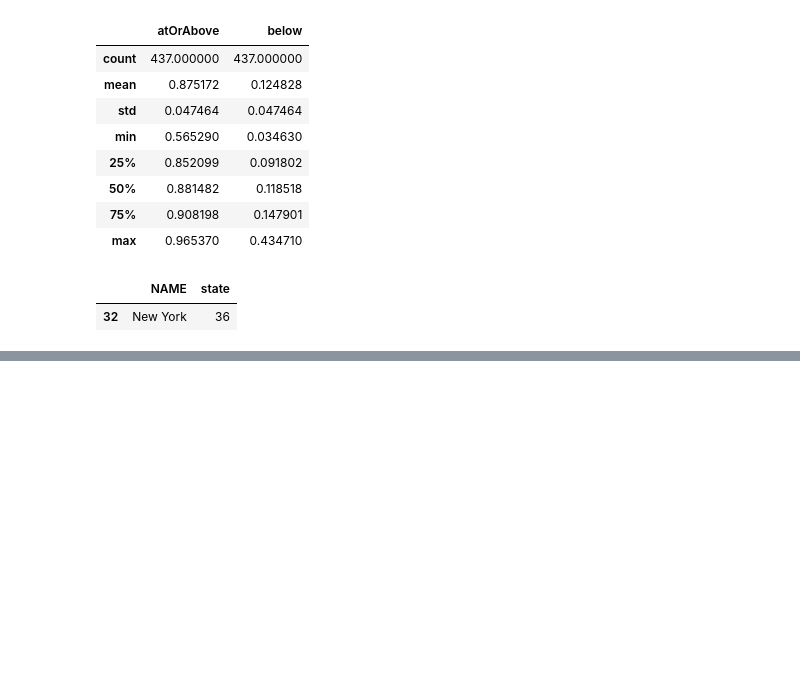
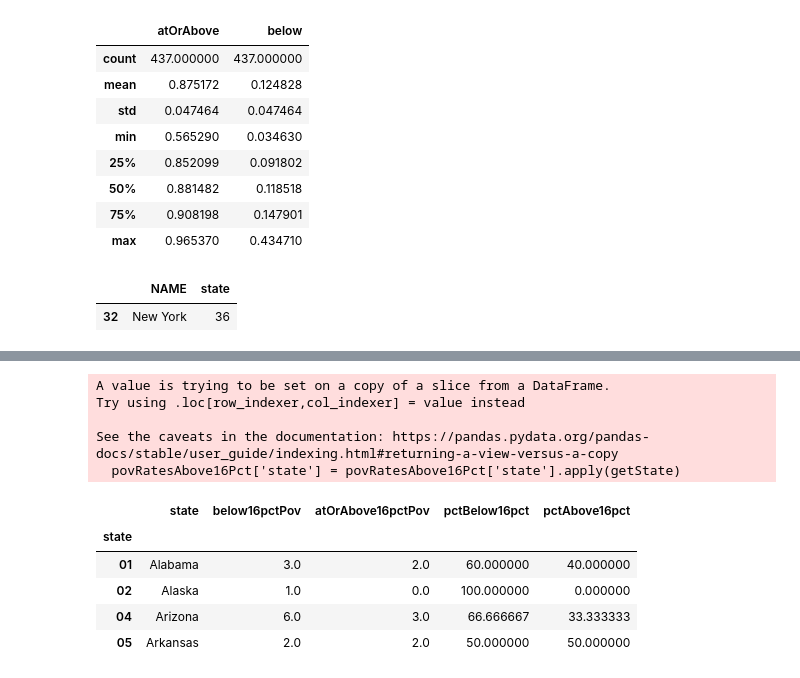
Before and after one commit to drawjk705/us-data, a Jupyter notebook: notebook.ipynb, the cells around one changed output, grey strips where cells are left out. Cells and saved outputs as stored; diff of their text form; code cells hidden in the pictures; blank space fills up the shorter version.

```diff
--- a/notebook.ipynb
+++ b/notebook.ipynb
@@ -414,0 +422,38 @@ blackPovStats
+# %%
+povRatesAbove16Pct['state'] = povRatesAbove16Pct['state'].apply(getState)
+# %% [output]
+A value is trying to be set on a copy of a slice from a DataFrame.
+Try using .loc[row_indexer,col_indexer] = value instead
+
+See the caveats in the documentation: https://pandas.pydata.org/pandas-docs/stable/user_guide/indexing.html#returning-a-view-versus-a-copy
+  povRatesAbove16Pct['state'] = povRatesAbove16Pct['state'].apply(getState)
+# %%
+def fn(x):
+    print(x['below'])
+
+povAllocation = pd.pivot_table(povertyPcts,
+               index=['state'],
+               values=['atOrAbove', 'below'],
+               aggfunc={
+                   'below': lambda x: (x >= 0.16).sum(),
+                   'atOrAbove': lambda x: (x >= 0.85).sum()
+               })
+# %%
+povAllocation['state'] = povAllocation.index
+povAllocation['state'] = povAllocation['state'].apply(getState)
+# %%
+povAllocation = povAllocation.rename(columns={'below': 'atOrAbove16pctPov', 'atOrAbove': 'below16pctPov'},)
+povAllocation = povAllocation[['state', 'below16pctPov', 'atOrAbove16pctPov']]
+# %%
+povAllocation['pctBelow16pct'] = (povAllocation.below16pctPov /
+                                  (povAllocation.atOrAbove16pctPov + povAllocation.below16pctPov)) * 100
+povAllocation['pctAbove16pct'] = (povAllocation.atOrAbove16pctPov /
+                                  (povAllocation.atOrAbove16pctPov + povAllocation.below16pctPov)) * 100
+povAllocation.head(n=4)
+# %% [output]
+|  | state | below16pctPov | atOrAbove16pctPov | pctBelow16pct | pctAbove16pct |
+| state |  |  |  |  |  |
+| 01 | Alabama | 3.0 | 2.0 | 60.000000 | 40.000000 |
+| 02 | Alaska | 1.0 | 0.0 | 100.000000 | 0.000000 |
+| 04 | Arizona | 6.0 | 3.0 | 66.666667 | 33.333333 |
+| 05 | Arkansas | 2.0 | 2.0 | 50.000000 | 50.000000 |
```
Also changed, not shown: parts of 12 cells of this notebook, 2 other files.
